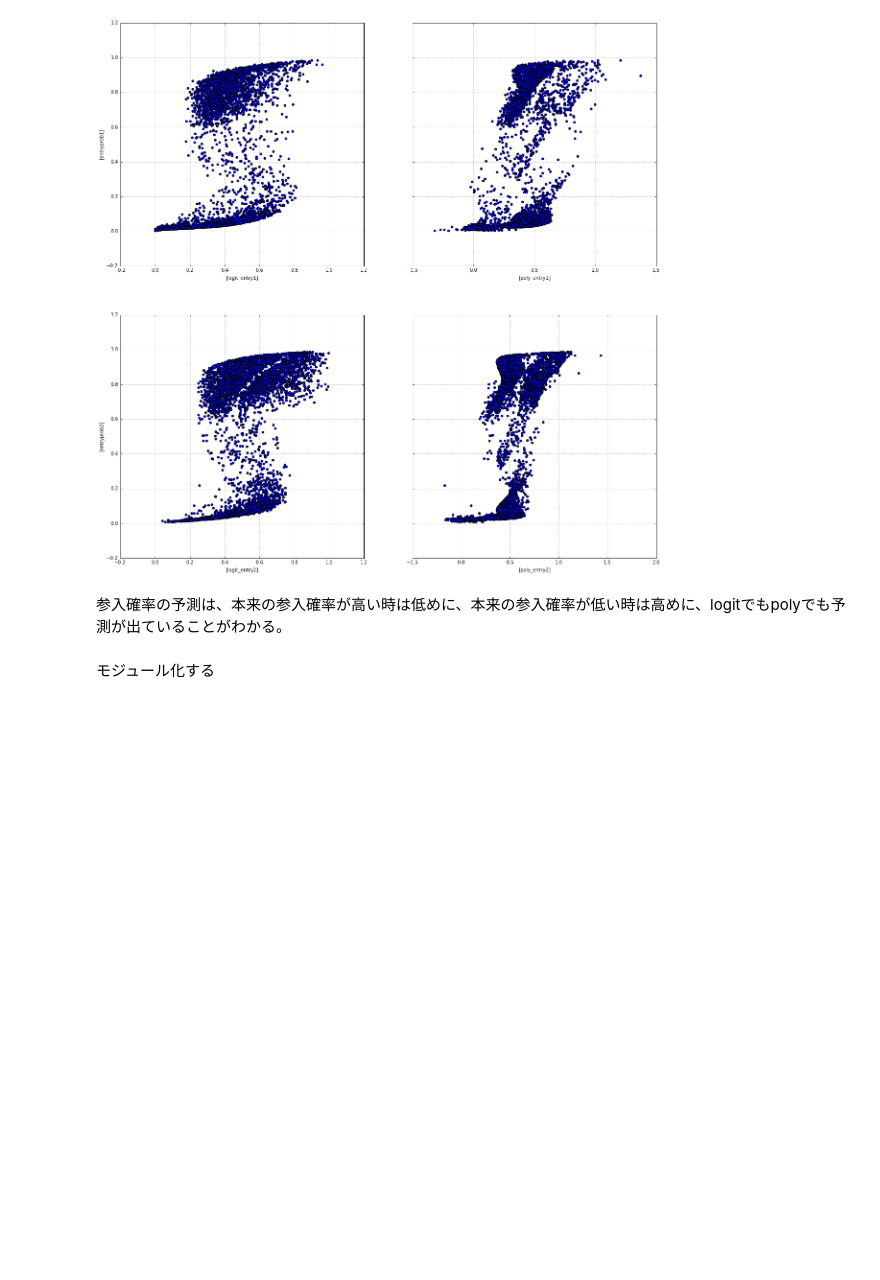
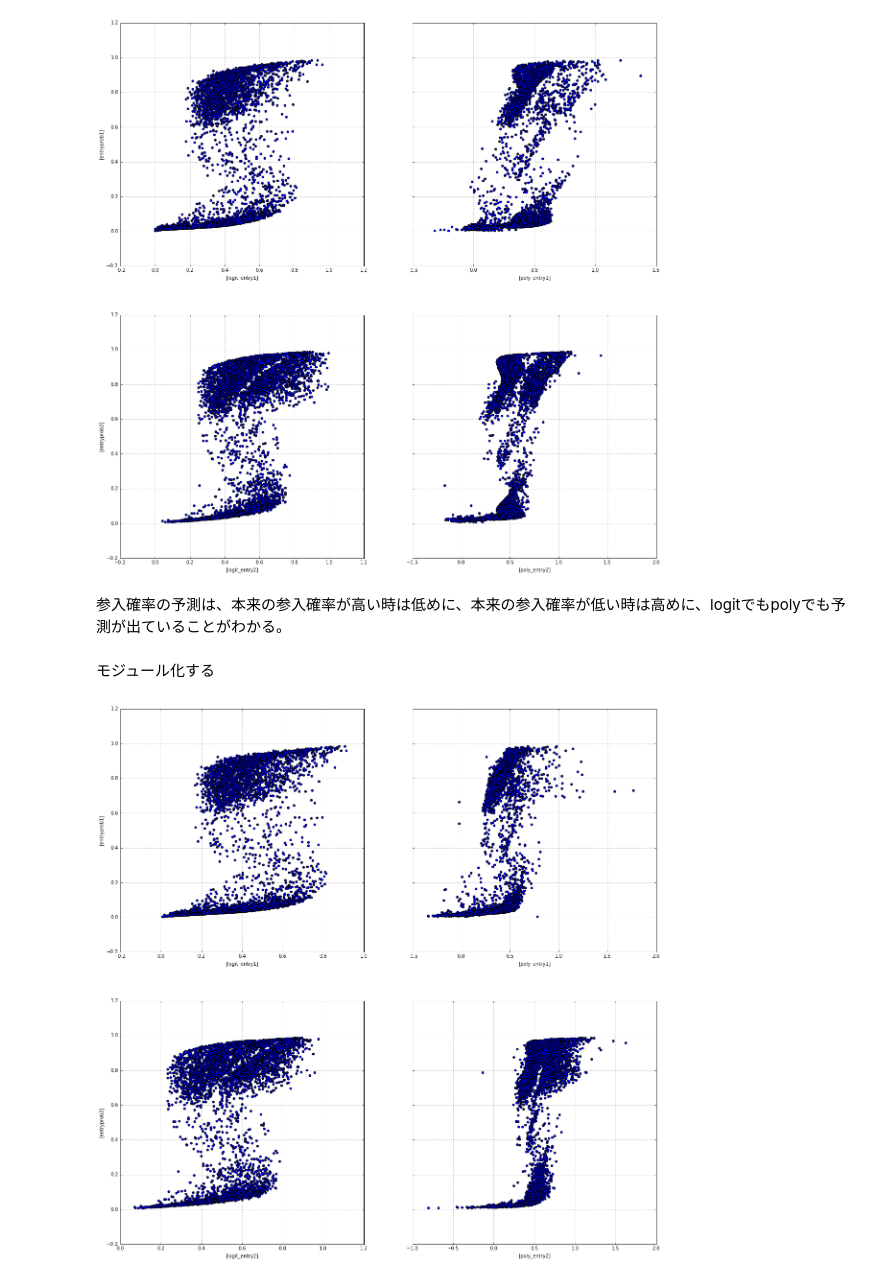
Before and after one commit to keiikegami/multiplicity, a Jupyter notebook: single_equilibrium_assumption.ipynb, the cells around one changed output. Cells and saved outputs as stored; diff of their text form; code cells hidden in the pictures; blank space fills up the shorter version.

```diff
--- a/single_equilibrium_assumption.ipynb
+++ b/single_equilibrium_assumption.ipynb
@@ -151,0 +110,21 @@ def scatter(data):
+# %%
+import prediction as pre
+import pandas as pd
+% matplotlib inline
+
+# read data
+df1 = pd.read_csv("1.7--0.5--6.csv", index_col = 0)
+df2 = pd.read_csv("1.7--0.5-6.csv", index_col = 0)
+df3 = pd.read_csv("1.7--4.5--6.csv", index_col = 0)
+df4 = pd.read_csv("1.7--4.5-6.csv", index_col = 0)
+
+# entry probability
+df1 = pre.entry_predict(df1)
+df2 = pre.entry_predict(df2)
+df3 = pre.entry_predict(df3)
+df4 = pre.entry_predict(df4)
+# %%
+# param1
+pre.scatter(df1)
+# %% [output]
+[figure, added]
```
Also changed, not shown: parts of 5 cells of this notebook, 1 other file.
